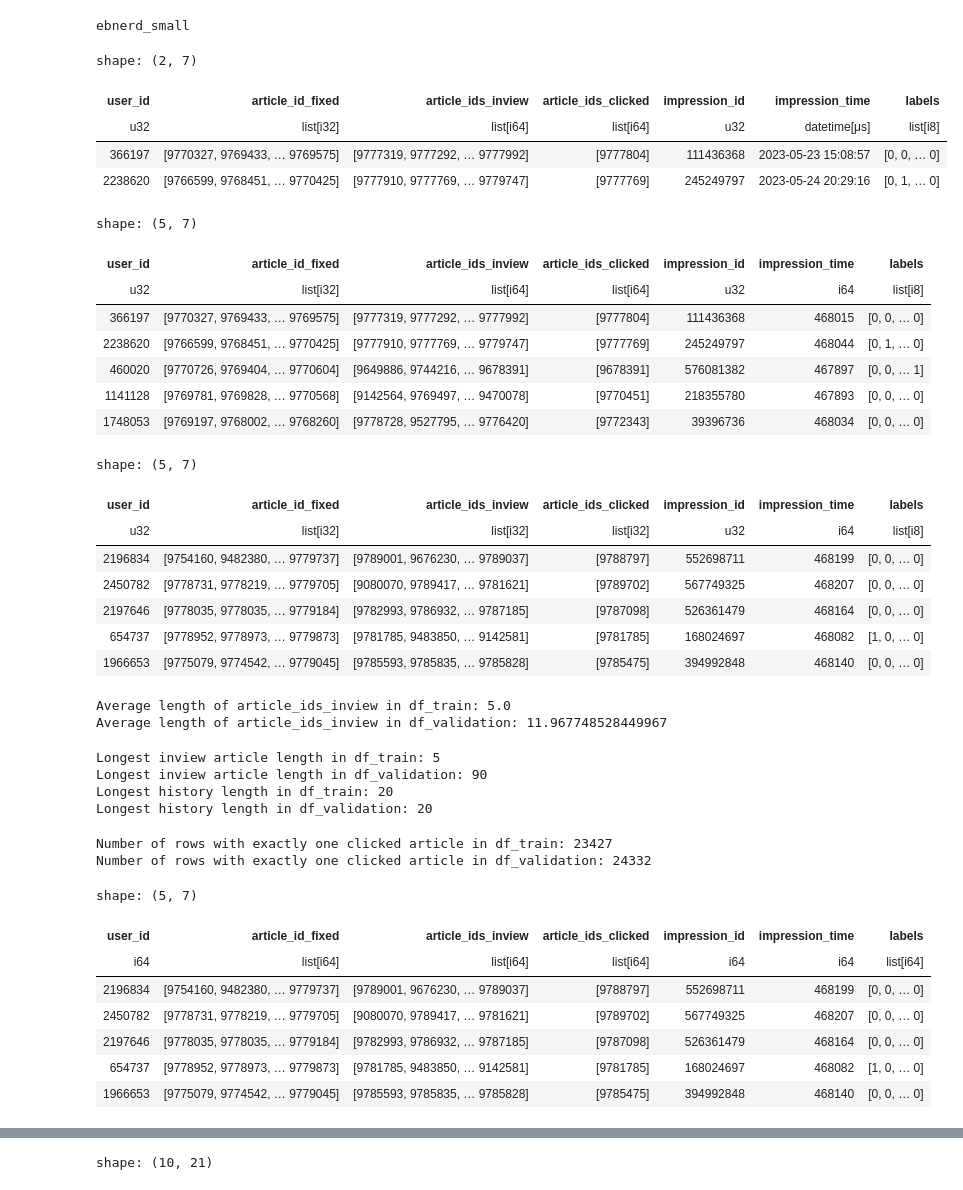
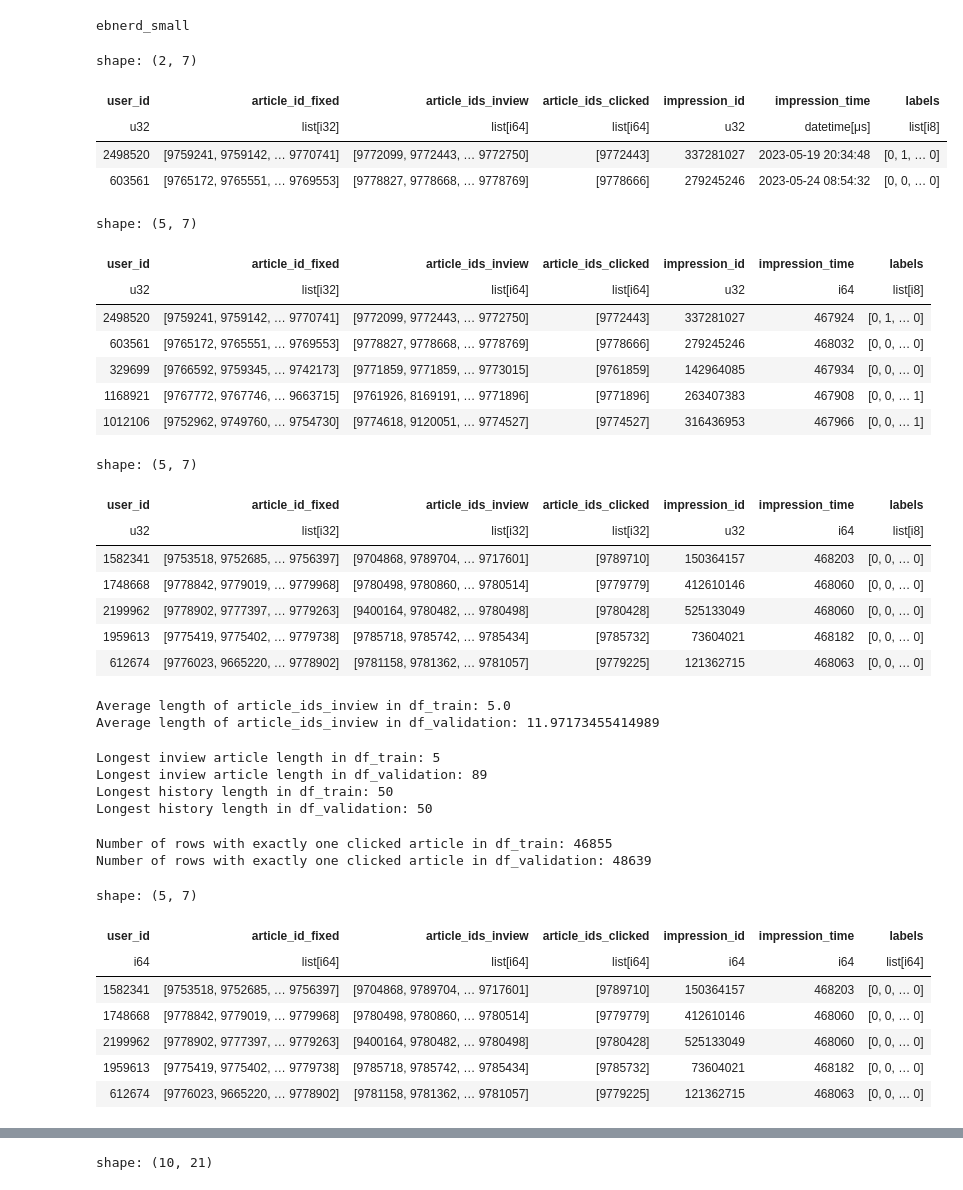
Before and after one commit to Gustavclausen1804/Deeplearning-RecSys-Challenge-2024, a Jupyter notebook: docvec.ipynb, the cells around one changed output, grey strips where cells are left out. Drawn from its saved outputs; the diff is of its cells as text; code cells hidden in the pictures.

```diff
--- a/docvec.ipynb
+++ b/docvec.ipynb
@@ -121,37 +119,37 @@ COLUMNS = [
     DEFAULT_CLICKED_ARTICLES_COL,
     DEFAULT_IMPRESSION_ID_COL,
     DEFAULT_IMPRESSION_TIMESTAMP_COL,
 ]
-HISTORY_SIZE = 20 # TODO: History size.
-FRACTION = 0.1
+HISTORY_SIZE = 50 # TODO: History size.
+FRACTION = 0.2
 
 df_train = (
     ebnerd_from_path(PATH.joinpath("train"), history_size=HISTORY_SIZE)
     .select(COLUMNS)
     .pipe(
         sampling_strategy_wu2019,
         npratio=4,
         shuffle=True,
         with_replacement=True,
         seed=123,
     )
     .pipe(create_binary_labels_column)
     .sample(fraction=FRACTION)
 )
 # =>
 df_validation = (
     ebnerd_from_path(PATH.joinpath("validation"), history_size=HISTORY_SIZE)
     .select(COLUMNS)
     .pipe(create_binary_labels_column)
     .sample(fraction=FRACTION)
 )
 df_train.head(2)
 # %% [output]
 shape: (2, 7)
 | user_id | article_id_fixed | article_ids_inview | article_ids_clicked | impression_id | impression_time | labels |
 | u32 | list[i32] | list[i64] | list[i64] | u32 | datetime[μs] | list[i8] |
-| 366197 | [9770327, 9769433, … 9769575] | [9777319, 9777292, … 9777992] | [9777804] | 111436368 | 2023-05-23 15:08:57 | [0, 0, … 0] |
-| 2238620 | [9766599, 9768451, … 9770425] | [9777910, 9777769, … 9779747] | [9777769] | 245249797 | 2023-05-24 20:29:16 | [0, 1, … 0] |
+| 2498520 | [9759241, 9759142, … 9770741] | [9772099, 9772443, … 9772750] | [9772443] | 337281027 | 2023-05-19 20:34:48 | [0, 1, … 0] |
+| 603561 | [9765172, 9765551, … 9769553] | [9778827, 9778668, … 9778769] | [9778666] | 279245246 | 2023-05-24 08:54:32 | [0, 0, … 0] |
 # %%
 df_train = df_train.with_columns([
     (
@@ -176,22 +174,22 @@ df_train.head(5)
 shape: (5, 7)
 | user_id | article_id_fixed | article_ids_inview | article_ids_clicked | impression_id | impression_time | labels |
 | u32 | list[i32] | list[i64] | list[i64] | u32 | i64 | list[i8] |
-| 366197 | [9770327, 9769433, … 9769575] | [9777319, 9777292, … 9777992] | [9777804] | 111436368 | 468015 | [0, 0, … 0] |
-| 2238620 | [9766599, 9768451, … 9770425] | [9777910, 9777769, … 9779747] | [9777769] | 245249797 | 468044 | [0, 1, … 0] |
-| 460020 | [9770726, 9769404, … 9770604] | [9649886, 9744216, … 9678391] | [9678391] | 576081382 | 467897 | [0, 0, … 1] |
-| 1141128 | [9769781, 9769828, … 9770568] | [9142564, 9769497, … 9470078] | [9770451] | 218355780 | 467893 | [0, 0, … 0] |
-| 1748053 | [9769197, 9768002, … 9768260] | [9778728, 9527795, … 9776420] | [9772343] | 39396736 | 468034 | [0, 0, … 0] |
+| 2498520 | [9759241, 9759142, … 9770741] | [9772099, 9772443, … 9772750] | [9772443] | 337281027 | 467924 | [0, 1, … 0] |
+| 603561 | [9765172, 9765551, … 9769553] | [9778827, 9778668, … 9778769] | [9778666] | 279245246 | 468032 | [0, 0, … 0] |
+| 329699 | [9766592, 9759345, … 9742173] | [9771859, 9771859, … 9773015] | [9761859] | 142964085 | 467934 | [0, 0, … 0] |
+| 1168921 | [9767772, 9767746, … 9663715] | [9761926, 8169191, … 9771896] | [9771896] | 263407383 | 467908 | [0, 0, … 1] |
+| 1012106 | [9752962, 9749760, … 9754730] | [9774618, 9120051, … 9774527] | [9774527] | 316436953 | 467966 | [0, 0, … 1] |
 # %%
 df_validation.head(5)
 # %% [output]
 shape: (5, 7)
 | user_id | article_id_fixed | article_ids_inview | article_ids_clicked | impression_id | impression_time | labels |
 | u32 | list[i32] | list[i32] | list[i32] | u32 | i64 | list[i8] |
-| 2196834 | [9754160, 9482380, … 9779737] | [9789001, 9676230, … 9789037] | [9788797] | 552698711 | 468199 | [0, 0, … 0] |
-| 2450782 | [9778731, 9778219, … 9779705] | [9080070, 9789417, … 9781621] | [9789702] | 567749325 | 468207 | [0, 0, … 0] |
-| 2197646 | [9778035, 9778035, … 9779184] | [9782993, 9786932, … 9787185] | [9787098] | 526361479 | 468164 | [0, 0, … 0] |
-| 654737 | [9778952, 9778973, … 9779873] | [9781785, 9483850, … 9142581] | [9781785] | 168024697 | 468082 | [1, 0, … 0] |
-| 1966653 | [9775079, 9774542, … 9779045] | [9785593, 9785835, … 9785828] | [9785475] | 394992848 | 468140 | [0, 0, … 0] |
+| 1582341 | [9753518, 9752685, … 9756397] | [9704868, 9789704, … 9717601] | [9789710] | 150364157 | 468203 | [0, 0, … 0] |
+| 1748668 | [9778842, 9779019, … 9779968] | [9780498, 9780860, … 9780514] | [9779779] | 412610146 | 468060 | [0, 0, … 0] |
+| 2199962 | [9778902, 9777397, … 9779263] | [9400164, 9780482, … 9780498] | [9780428] | 525133049 | 468060 | [0, 0, … 0] |
+| 1959613 | [9775419, 9775402, … 9779738] | [9785718, 9785742, … 9785434] | [9785732] | 73604021 | 468182 | [0, 0, … 0] |
+| 612674 | [9776023, 9665220, … 9778902] | [9781158, 9781362, … 9781057] | [9779225] | 121362715 | 468063 | [0, 0, … 0] |
 # %%
 def calculate_average_length(df, column):
     total_length = sum(len(row) for row in df[column])
@@ -207,7 +205,7 @@ average_length_inview_validation = calculate_average_length(df_validation, DEFAU
 print(f"Average length of article_ids_inview in df_validation: {average_length_inview_validation}")
 # %% [output]
 Average length of article_ids_inview in df_train: 5.0
-Average length of article_ids_inview in df_validation: 11.967748528449967
+Average length of article_ids_inview in df_validation: 11.97173455414989
 # %%
 # Function to find the maximum length of arrays in a column
 def find_max_length(df, column):
@@ -232,9 +230,9 @@ print(f"Longest history length in df_train: {max_history_length_train}")
 print(f"Longest history length in df_validation: {max_history_length_validation}")
 # %% [output]
 Longest inview article length in df_train: 5
-Longest inview article length in df_validation: 90
-Longest history length in df_train: 20
-Longest history length in df_validation: 20
+Longest inview article length in df_validation: 89
+Longest history length in df_train: 50
+Longest history length in df_validation: 50
 # %%
 # Function to filter rows with exactly one clicked article
 def filter_rows_with_one_clicked_article(df, clicked_articles_col):
@@ -254,19 +252,19 @@ df_validation = filter_rows_with_one_clicked_article(df_validation, DEFAULT_CLIC
 print(f"Number of rows with exactly one clicked article in df_train: {df_train.shape[0]}")
 print(f"Number of rows with exactly one clicked article in df_validation: {df_validation.shape[0]}")
 # %% [output]
-Number of rows with exactly one clicked article in df_train: 23427
-Number of rows with exactly one clicked article in df_validation: 24332
+Number of rows with exactly one clicked article in df_train: 46855
+Number of rows with exactly one clicked article in df_validation: 48639
 # %%
 df_validation.head()
 # %% [output]
 shape: (5, 7)
 | user_id | article_id_fixed | article_ids_inview | article_ids_clicked | impression_id | impression_time | labels |
 | i64 | list[i64] | list[i64] | list[i64] | i64 | i64 | list[i64] |
-| 2196834 | [9754160, 9482380, … 9779737] | [9789001, 9676230, … 9789037] | [9788797] | 552698711 | 468199 | [0, 0, … 0] |
-| 2450782 | [9778731, 9778219, … 9779705] | [9080070, 9789417, … 9781621] | [9789702] | 567749325 | 468207 | [0, 0, … 0] |
-| 2197646 | [9778035, 9778035, … 9779184] | [9782993, 9786932, … 9787185] | [9787098] | 526361479 | 468164 | [0, 0, … 0] |
-| 654737 | [9778952, 9778973, … 9779873] | [9781785, 9483850, … 9142581] | [9781785] | 168024697 | 468082 | [1, 0, … 0] |
-| 1966653 | [9775079, 9774542, … 9779045] | [9785593, 9785835, … 9785828] | [9785475] | 394992848 | 468140 | [0, 0, … 0] |
+| 1582341 | [9753518, 9752685, … 9756397] | [9704868, 9789704, … 9717601] | [9789710] | 150364157 | 468203 | [0, 0, … 0] |
+| 1748668 | [9778842, 9779019, … 9779968] | [9780498, 9780860, … 9780514] | [9779779] | 412610146 | 468060 | [0, 0, … 0] |
+| 2199962 | [9778902, 9777397, … 9779263] | [9400164, 9780482, … 9780498] | [9780428] | 525133049 | 468060 | [0, 0, … 0] |
+| 1959613 | [9775419, 9775402, … 9779738] | [9785718, 9785742, … 9785434] | [9785732] | 73604021 | 468182 | [0, 0, … 0] |
+| 612674 | [9776023, 9665220, … 9778902] | [9781158, 9781362, … 9781057] | [9779225] | 121362715 | 468063 | [0, 0, … 0] |
 # %%
 print(f"Number of users in df_train: {df_train['user_id'].n_unique()}")
 # %% [output]
```
Also changed, not shown: parts of 17 cells of this notebook, 3 other files.
